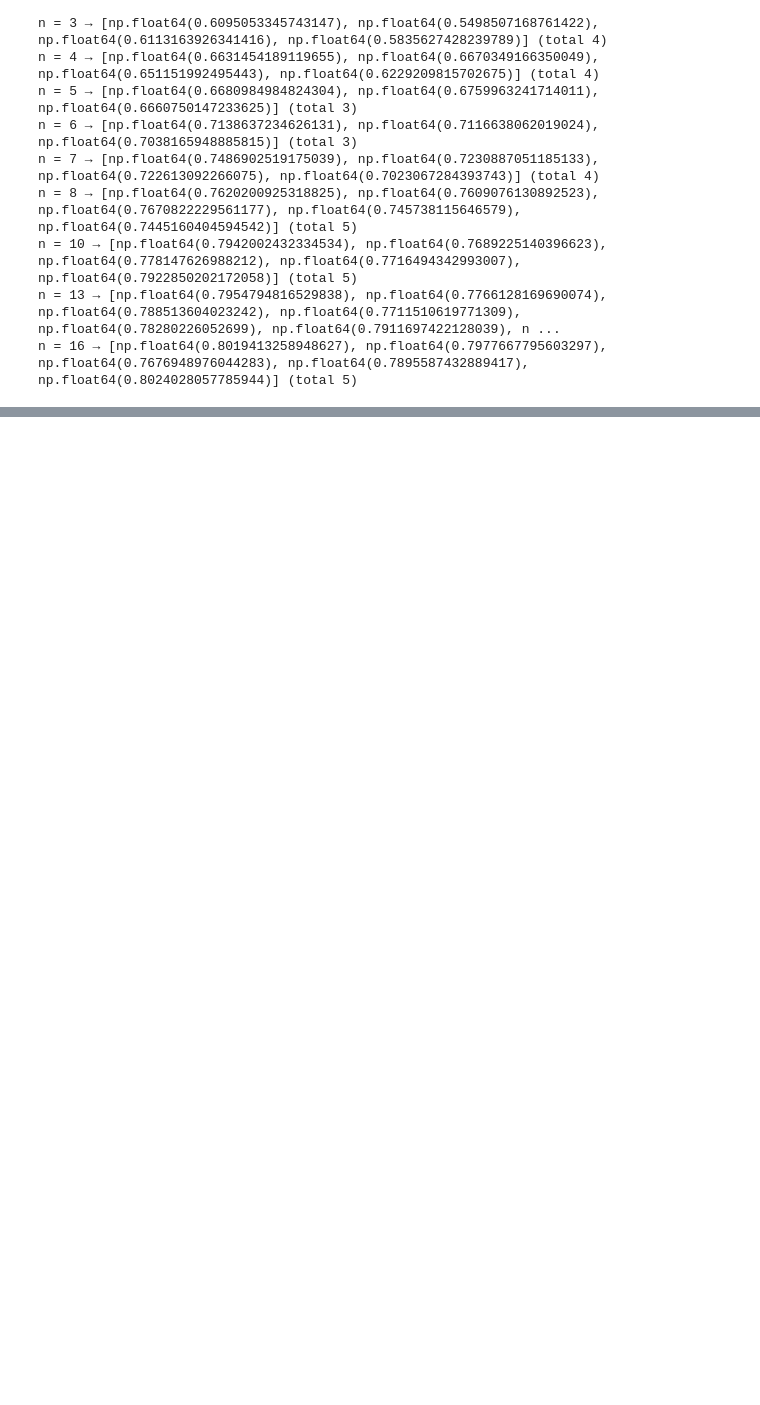
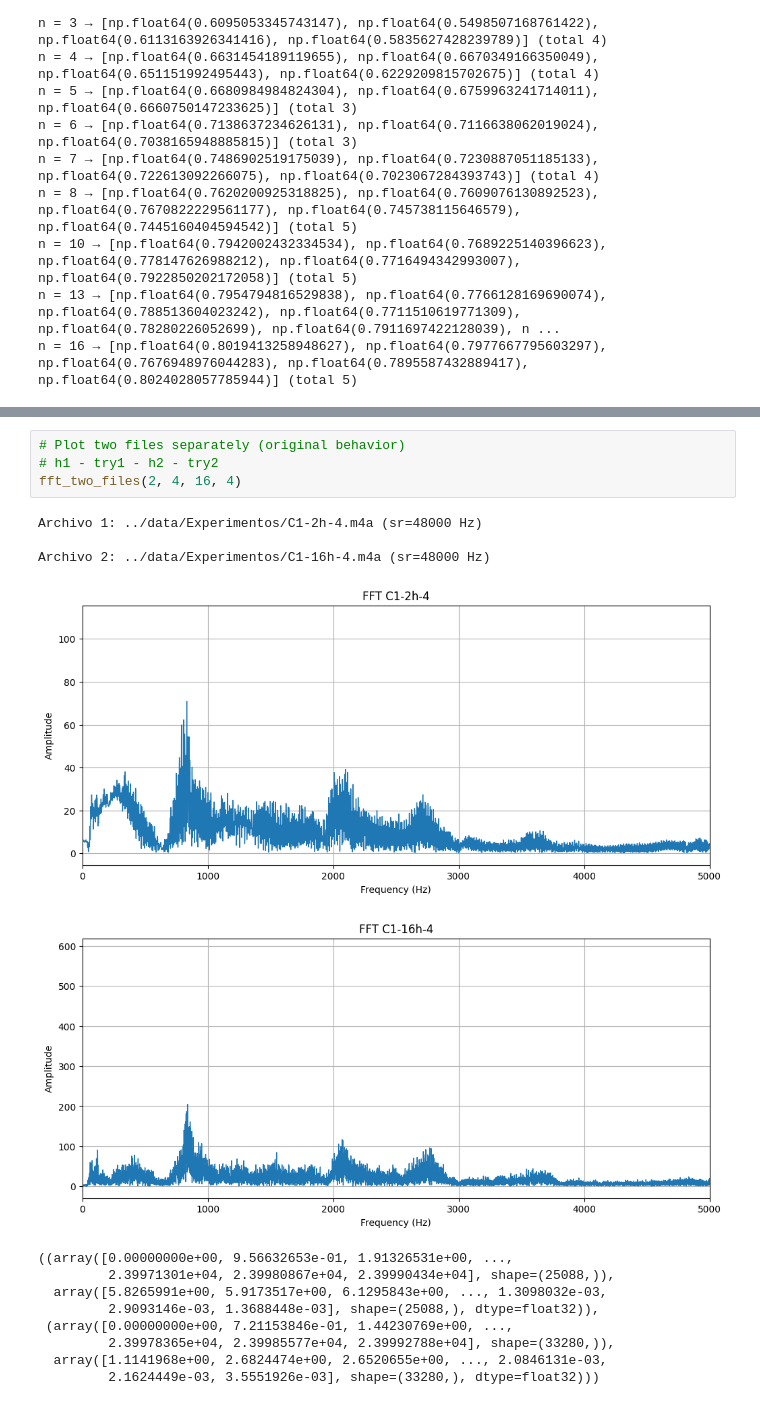
Before and after one commit to johhanz099/battery_project, a Jupyter notebook: notebooks/Datoskinetic2.ipynb, the cells around one changed output, grey strips where cells are left out. Drawn from its saved outputs; the diff is of its cells as text; blank space fills up the shorter version.

```diff
--- a/notebooks/Datoskinetic2.ipynb
+++ b/notebooks/Datoskinetic2.ipynb
@@ -317,0 +437,18 @@ COR_results = plot_full_COR_analysis(audio_path, verbose=False)
+# %%
+# Plot two files separately (original behavior)
+# h1 - try1 - h2 - try2
+fft_two_files(2, 4, 16, 4)
+# %% [output]
+Archivo 1: ../data/Experimentos/C1-2h-4.m4a (sr=48000 Hz)
+
+Archivo 2: ../data/Experimentos/C1-16h-4.m4a (sr=48000 Hz)
+[figure, added]
+[figure, added]
+((array([0.00000000e+00, 9.56632653e-01, 1.91326531e+00, ...,
+         2.39971301e+04, 2.39980867e+04, 2.39990434e+04], shape=(25088,)),
+  array([5.8265991e+00, 5.9173517e+00, 6.1295843e+00, ..., 1.3098032e-03,
+         2.9093146e-03, 1.3688448e-03], shape=(25088,), dtype=float32)),
+ (array([0.00000000e+00, 7.21153846e-01, 1.44230769e+00, ...,
+         2.39978365e+04, 2.39985577e+04, 2.39992788e+04], shape=(33280,)),
+  array([1.1141968e+00, 2.6824474e+00, 2.6520655e+00, ..., 2.0846131e-03,
+         2.1624449e-03, 3.5551926e-03], shape=(33280,), dtype=float32)))
```
Also changed, not shown: parts of 3 cells of this notebook.
